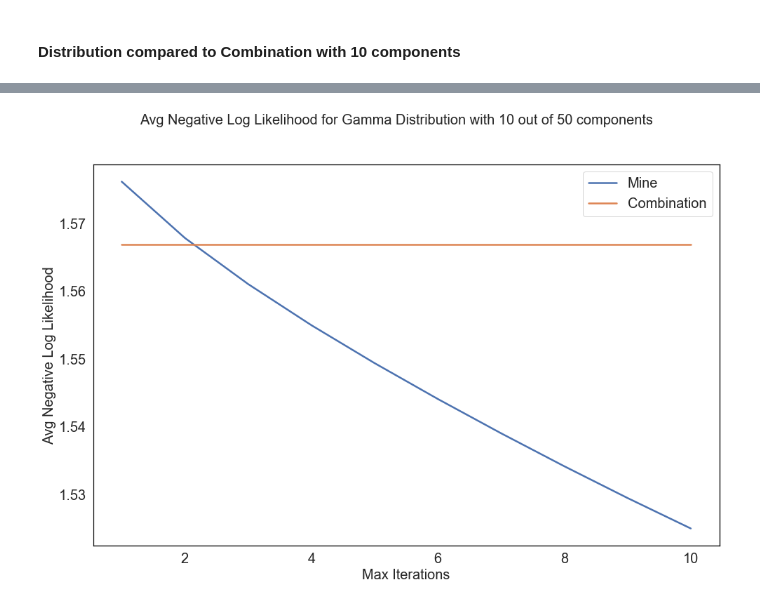
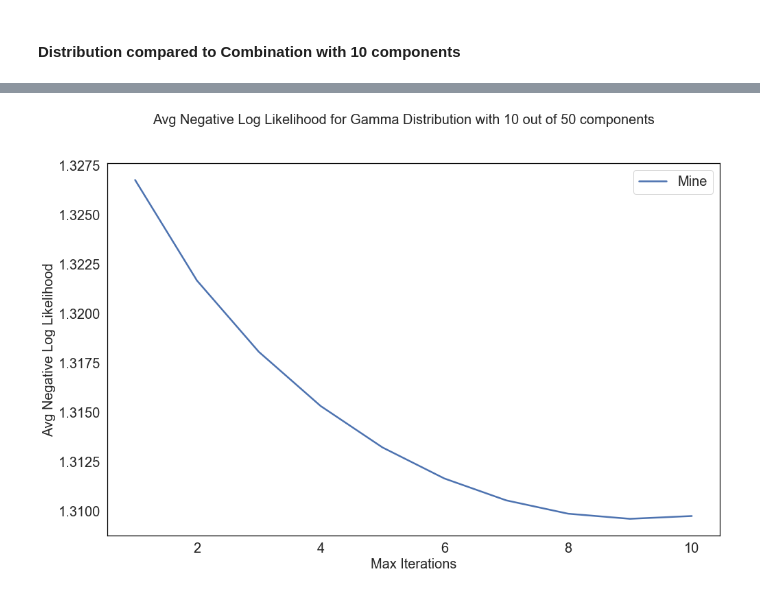
Before and after one commit to michailkoupparis/MatrixTensorFactorization, a Jupyter notebook: testGamma.ipynb, the cells around one changed output, grey strips where cells are left out. Drawn from its saved outputs; the diff is of its cells as text; code cells hidden in the pictures.

```diff
--- a/testGamma.ipynb
+++ b/testGamma.ipynb
@@ -102,6 +102,6 @@ nmfM2 = nmfmy2(n_components=n,random_state=rs, distribution = 'gamma', max_iter
 W2 = nmfM2.fit_transform(V)
 H2 = nmfM2.components_
 
-diffM2 =neg_log_gamma(V, W2,H2)
+diffM2 =neg_log_gamma(V, W2,H2,a)
 print('Negative Log Likelihood Between My Results and V :' + str(diffM2 / (V.shape[0] * V.shape[1])))
 # %% [output]
@@ -191,22 +191,22 @@ for n in range(1, 51):
     errorsmy2[n-1] = diffM2
 
     # Average Negative log likelihood
-    diffS = neg_log_gamma(V, Ws, Hs)
+    diffS = neg_log_gamma(V, Ws, Hs,a)
     lsk[n-1] = diffS / (V.shape[0] * V.shape[1])
 
-    diffS2 = neg_log_gamma(V, Ws2, Hs2)
+    diffS2 = neg_log_gamma(V, Ws2, Hs2,a)
     lsk2[n-1] = diffS2 / (V.shape[0] * V.shape[1])
 
-    diffM = neg_log_gamma(V, W, H)
+    diffM = neg_log_gamma(V, W, H,a)
     lmy[n-1] = diffM / (V.shape[0] * V.shape[1])
 
-    diffMNormal = neg_log_gamma(V, Wnormal, Hnormal)
+    diffMNormal = neg_log_gamma(V, Wnormal, Hnormal,a)
     lmyNormal[n-1] = diffMNormal / (V.shape[0] * V.shape[1])
 
-    diffMpo = neg_log_gamma(V, Wpo, Hpo)
+    diffMpo = neg_log_gamma(V, Wpo, Hpo,a)
     lmyPo[n-1] = diffMpo / (V.shape[0] * V.shape[1])
 
-    diffM2 = neg_log_gamma(V, W2 , H2)
+    diffM2 = neg_log_gamma(V, W2 , H2, a)
     lmy2[n-1] = diffM2 / (V.shape[0] * V.shape[1])
 # %%
 fig_1 = plt.figure(figsize=(16, 10))
@@ -424,7 +424,7 @@ for max_it in max_iterations:
 
     # Average Neg Log Likelihoods
 
-    diffM = neg_log_gamma(V, W2, H2)
+    diffM = neg_log_gamma(V, W2, H2,a)
     lmyComb[max_it-1] = diffM / (V.shape[0] * V.shape[1])
 
     # Mean Squared Errors
@@ -434,7 +434,7 @@ for max_it in max_iterations:
 
     # Average Neg Log Likelihoods
 
-    diffM = neg_log_gamma(V, W, H)
+    diffM = neg_log_gamma(V, W, H,a)
     lmy[max_it-1] = diffM / (V.shape[0] * V.shape[1])
 
     # Mean Squared Errors
@@ -444,7 +444,7 @@ for max_it in max_iterations:
 
     # Average Neg Log Likelihoods
 
-    diffS = neg_log_gamma(V, Ws, Hs)
+    diffS = neg_log_gamma(V, Ws, Hs,a)
     lSK[max_it-1] = diffS / (V.shape[0] * V.shape[1])
 # %%
 fig_1 = plt.figure(figsize=(16, 10))
@@ -542,7 +542,7 @@ for max_it in max_iterations:
 
     # Average Neg Log Likelihoods
 
-    diffM = neg_log_gamma(V, W2, H2)
+    diffM = neg_log_gamma(V, W2, H2,a)
     lmyComb[max_it-1] = diffM / (V.shape[0] * V.shape[1])
 
     # Mean Squared Errors
@@ -552,7 +552,7 @@ for max_it in max_iterations:
 
     # Average Neg Log Likelihoods
 
-    diffM = neg_log_gamma(V, W, H)
+    diffM = neg_log_gamma(V, W, H,a)
     lmy[max_it-1] = diffM / (V.shape[0] * V.shape[1])
 
     # Mean Squared Errors
@@ -562,34 +562,32 @@ for max_it in max_iterations:
 
     # Average Neg Log Likelihoods
 
-    diffS = neg_log_gamma(V, Ws, Hs)
+    diffS = neg_log_gamma(V, Ws, Hs,a)
     lSK[max_it-1] = diffS / (V.shape[0] * V.shape[1])
 # %%
 fig_1 = plt.figure(figsize=(16, 10))
 ax_1 = fig_1.add_subplot(111)
 
 
 ax_1.plot(max_iterations,
                   lmy, label="Mine", linewidth=2.5)
 
-ax_1.plot(max_iterations,
-                  lmyComb, label="Combination", linewidth=2.5)
 
 for item in ([ax_1.title, ax_1.xaxis.label, ax_1.yaxis.label] +
              ax_1.get_xticklabels() + ax_1.get_yticklabels()):
     item.set_fontsize(20)
 
 ax_1.legend(loc=0, fontsize = 20)
 plt.rcParams['axes.facecolor']='white'
 plt.rcParams['savefig.facecolor']='white'
 plt.rcParams['axes.edgecolor'] = 'black'
 
 ax_1.set_xlabel('Max Iterations')
 ax_1.set_ylabel('Avg Negative Log Likelihood')
 fig_1.suptitle('Avg Negative Log Likelihood for Gamma Distribution with 10 out of 50 components', fontsize = 20)
 fig_1.savefig('AverageProbabilityNMFGammaMaxIterationsFurther2.pdf')
 # %% [output]
-[figure, old version]
+[figure, new version]
 # %%
 fig_1 = plt.figure(figsize=(16, 10))
 ax_1 = fig_1.add_subplot(111)
```
Also changed, not shown: parts of 20 cells of this notebook, 31 other files.
